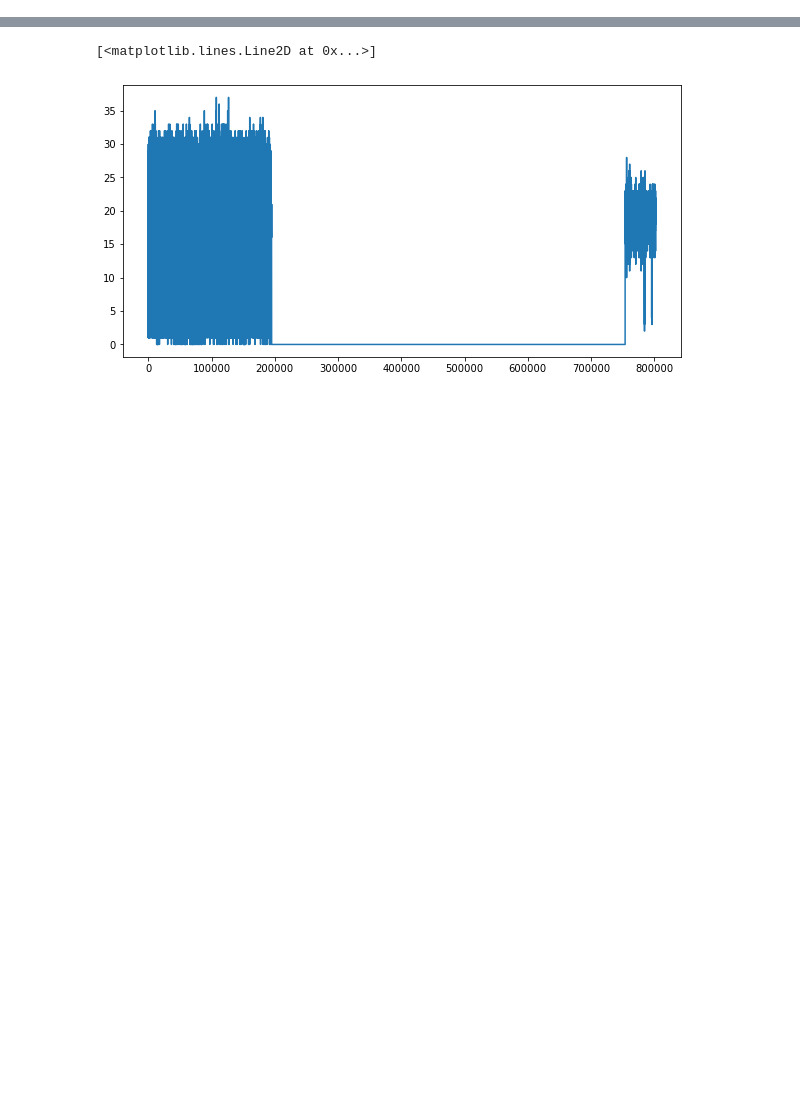
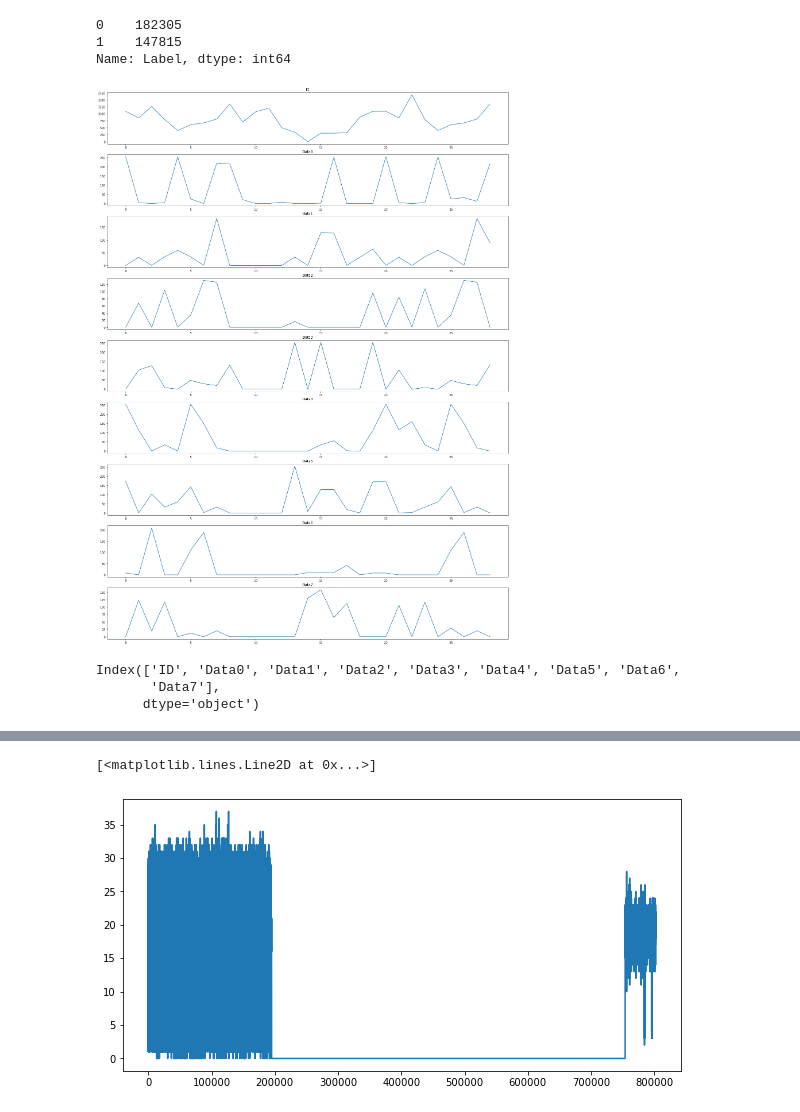
Before and after one commit to htn274/federated_can_ids, a Jupyter notebook: Data_Preprocessing_CHD.ipynb, the cells around one changed output, grey strips where cells are left out. Drawn from its saved outputs; the diff is of its cells as text; code cells hidden in the pictures; blank space fills up the shorter version.

```diff
--- a/Data_Preprocessing_CHD.ipynb
+++ b/Data_Preprocessing_CHD.ipynb
@@ -27,5 +37,9 @@ df
 # %%
+df['Flag'] = (df['Flag'] == 'T')
 transform_cols = ['ID'] + ['Data'+str(x) for x in range(8)]
-for c in transform_cols:
-    df['transformed_'+c].apply(lambda x: int(str(x), 16))
+types = ['int16'] + ['int16' for _ in range(8)]
+for c, t in zip(transform_cols, types):
+    df['transformed_'+c] = df[c].map(lambda x: int(str(x), 16))
+    df['transformed_'+c] = df['transformed_'+c].astype(t)
+df
 # %% [output]
@@ -64,0 +59,21 @@ Name: Label, dtype: int64
+# %%
+from numpy.lib.stride_tricks import as_strided
+
+def sliding_window(data, win=29, s=1):
+    itemsize  = data.itemsize
+    N = len(data)
+    sliding_data = as_strided(data, shape=((N - win) // s + 1, win), strides=(itemsize*s, itemsize))
+    return sliding_data
+# %%
+feats = {}
+for c in transform_cols:
+    data = df['transformed_'+c].to_numpy()
+    sliding_data = sliding_window(data, win=29, s=14)
+    feats[c] = pd.Series(sliding_data.tolist())
+
+sliding_label = sliding_window(df['Flag'].to_numpy(), win=29, s=14)
+sliding_label = np.any(sliding_label, axis=1).astype('int8')
+feats['Label'] = sliding_label
+# %%
+pp_df = pd.DataFrame(feats)
+pp_df
@@ -64,0 +94,6 @@ Name: Label, dtype: int64
+# %%
+pp_df.Label.value_counts()
+# %% [output]
+0    182305
+1    147815
+Name: Label, dtype: int64
@@ -64,0 +103,17 @@ Name: Label, dtype: int64
+# %%
+cols = pp_df.columns[:-1]
+fig, ax = plt.subplots(nrows=len(cols), ncols=1, figsize=(25, 35))
+start = 0
+window = 29
+for i, name in enumerate(cols):
+    data = pp_df[name][1]
+    ax[i].plot(data)
+    ax[i].set_title(name)
+# %% [output]
+[figure, added]
+# %%
+cols
+# %% [output]
+Index(['ID', 'Data0', 'Data1', 'Data2', 'Data3', 'Data4', 'Data5', 'Data6',
+       'Data7'],
+      dtype='object')
```
Also changed, not shown: parts of 8 cells of this notebook.
